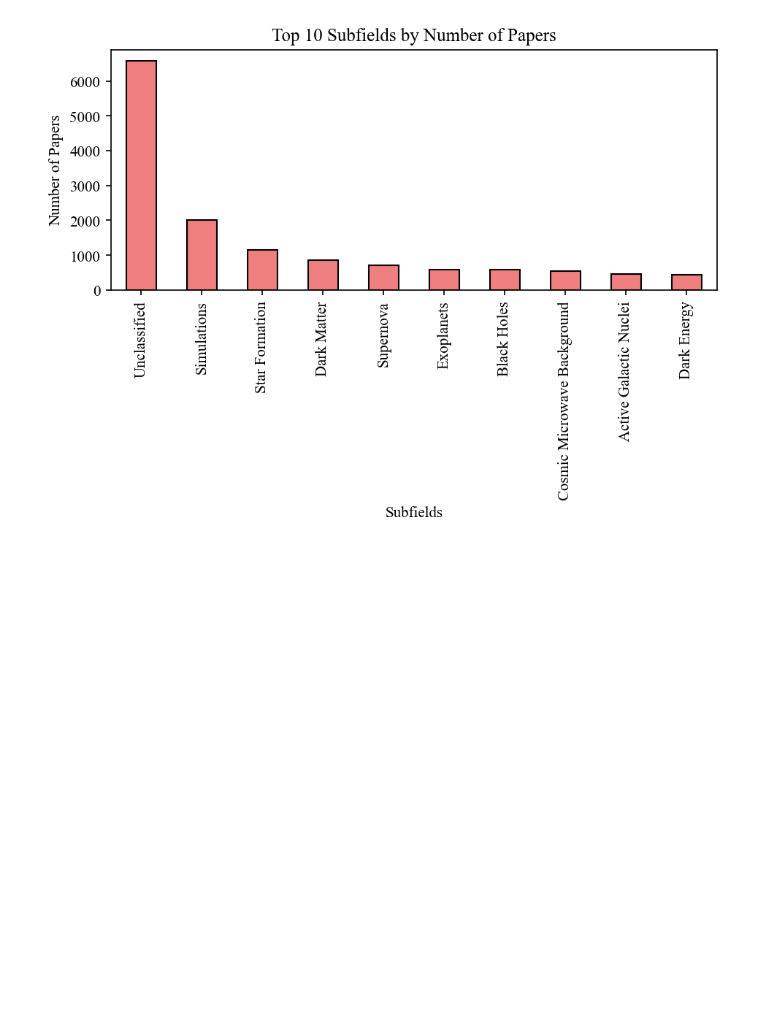
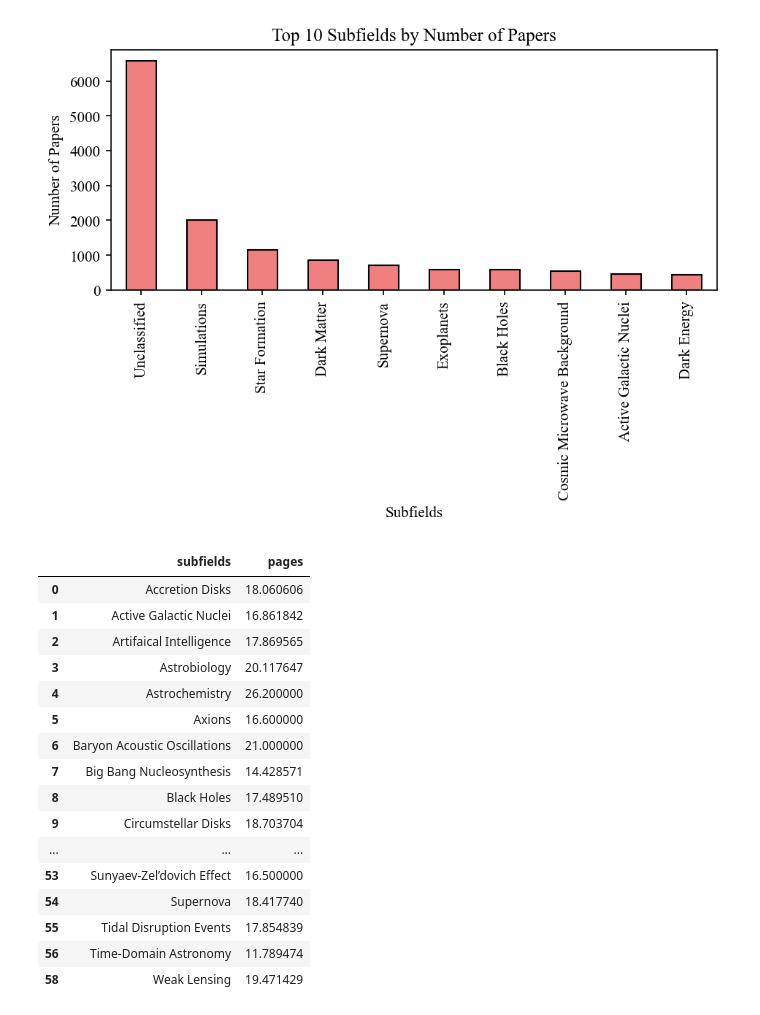
Before and after one commit to romms921/arXiver, a Jupyter notebook: subfields.ipynb, the cells around one changed output. Saved outputs shown, nothing was run; the diff lists cells and outputs as text; code cells hidden in the pictures; blank space fills up the shorter version.

```diff
--- a/subfields.ipynb
+++ b/subfields.ipynb
@@ -244,3 +244,26 @@ plt.tight_layout()
 plt.show()
 # %% [output]
 [figure]
+# %%
+# Subfield per paper pages
+subfield_page_counts = data.groupby('subfields')['pages'].mean().reset_index()
+subfield_page_counts = subfield_page_counts[subfield_page_counts['subfields'] != 'Unclassified']
+subfield_page_counts
+# %% [output]
+|  | subfields | pages |
+| 0 | Accretion Disks | 18.060606 |
+| 1 | Active Galactic Nuclei | 16.861842 |
+| 2 | Artifaical Intelligence | 17.869565 |
+| 3 | Astrobiology | 20.117647 |
+| 4 | Astrochemistry | 26.200000 |
+| 5 | Axions | 16.600000 |
+| 6 | Baryon Acoustic Oscillations | 21.000000 |
+| 7 | Big Bang Nucleosynthesis | 14.428571 |
+| 8 | Black Holes | 17.489510 |
+| 9 | Circumstellar Disks | 18.703704 |
+| ... | ... | ... |
+| 53 | Sunyaev-Zel’dovich Effect | 16.500000 |
+| 54 | Supernova | 18.417740 |
+| 55 | Tidal Disruption Events | 17.854839 |
+| 56 | Time-Domain Astronomy | 11.789474 |
+| 58 | Weak Lensing | 19.471429 |
```
